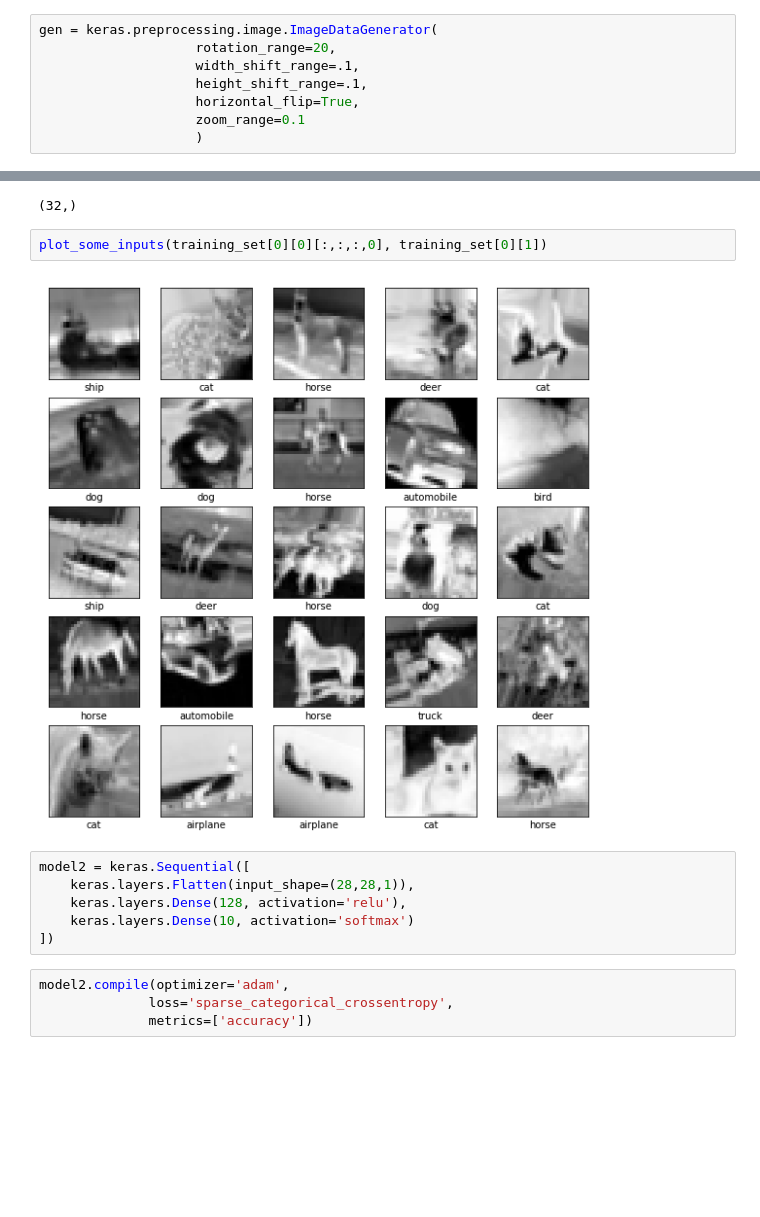
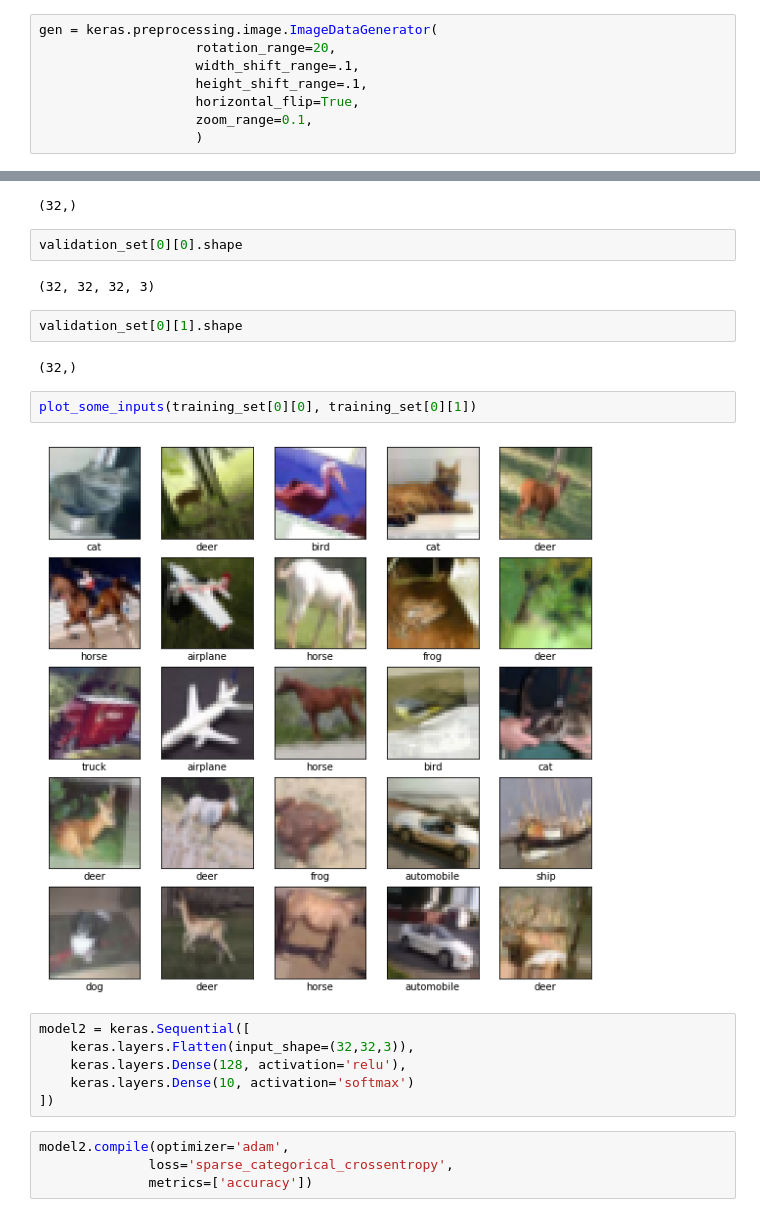
Before and after one commit to carlomt/pycourse, a Jupyter notebook: Notebooks/classification-3.ipynb, the cells around one changed output, grey strips where cells are left out. Saved outputs shown, nothing was run; the diff lists cells and outputs as text; blank space fills up the shorter version.

```diff
--- a/Notebooks/classification-3.ipynb
+++ b/Notebooks/classification-3.ipynb
@@ -425,7 +429,7 @@ gen = keras.preprocessing.image.ImageDataGenerator(
                     width_shift_range=.1,
                     height_shift_range=.1,
                     horizontal_flip=True,
-                    zoom_range=0.1
+                    zoom_range=0.1,
                     )
 # %%
 training_set = gen.flow(train_images, train_labels)
@@ -438,13 +442,21 @@ training_set[0][0].shape
 training_set[0][1].shape
 # %% [output]
 (32,)
+# %%
+validation_set[0][0].shape
+# %% [output]
+(32, 32, 32, 3)
+# %%
+validation_set[0][1].shape
+# %% [output]
+(32,)
 # %%
-plot_some_inputs(training_set[0][0][:,:,:,0], training_set[0][1])
+plot_some_inputs(training_set[0][0], training_set[0][1])
 # %% [output]
-[figure, old version]
+[figure, new version]
 # %%
 model2 = keras.Sequential([
-    keras.layers.Flatten(input_shape=(28,28,1)),
+    keras.layers.Flatten(input_shape=(32,32,3)),
     keras.layers.Dense(128, activation='relu'),
     keras.layers.Dense(10, activation='softmax')
 ])
```
Also changed, not shown: parts of 21 cells of this notebook, 1 other file.
